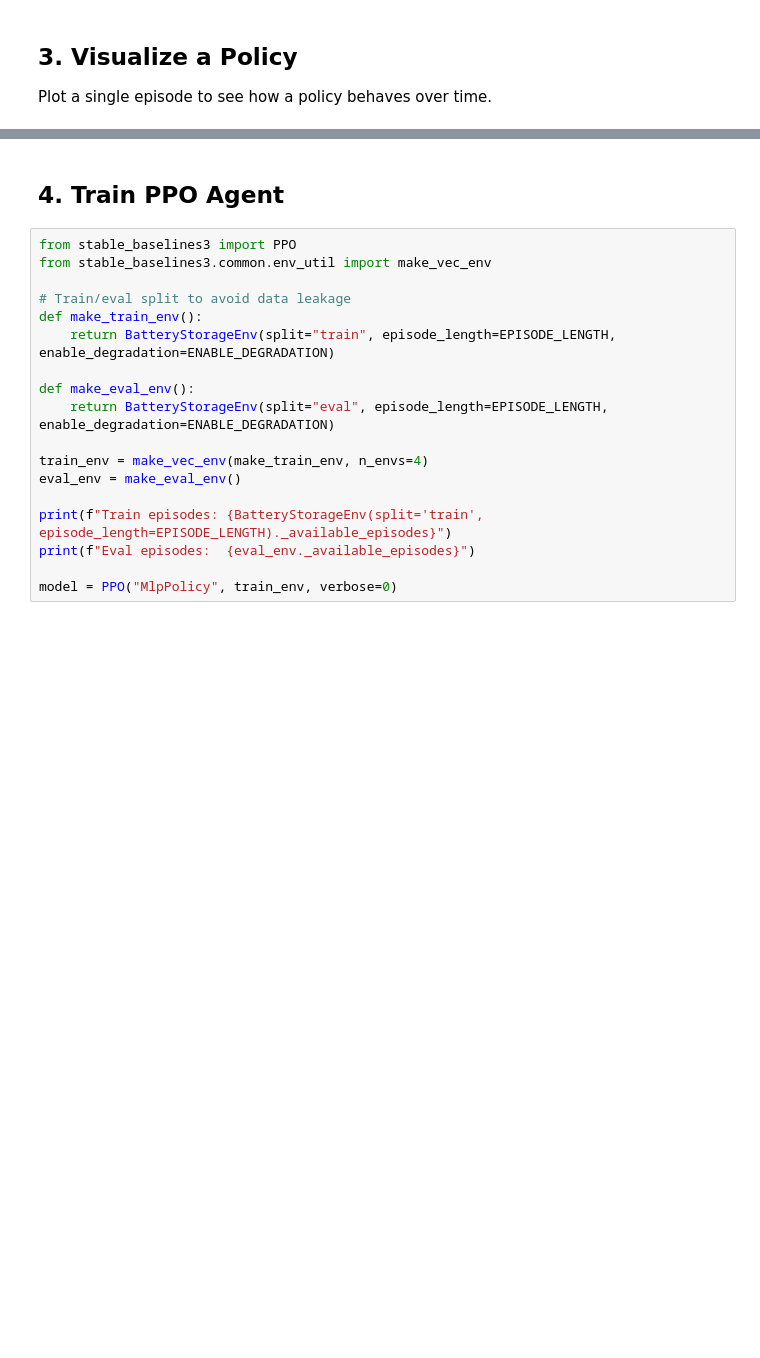
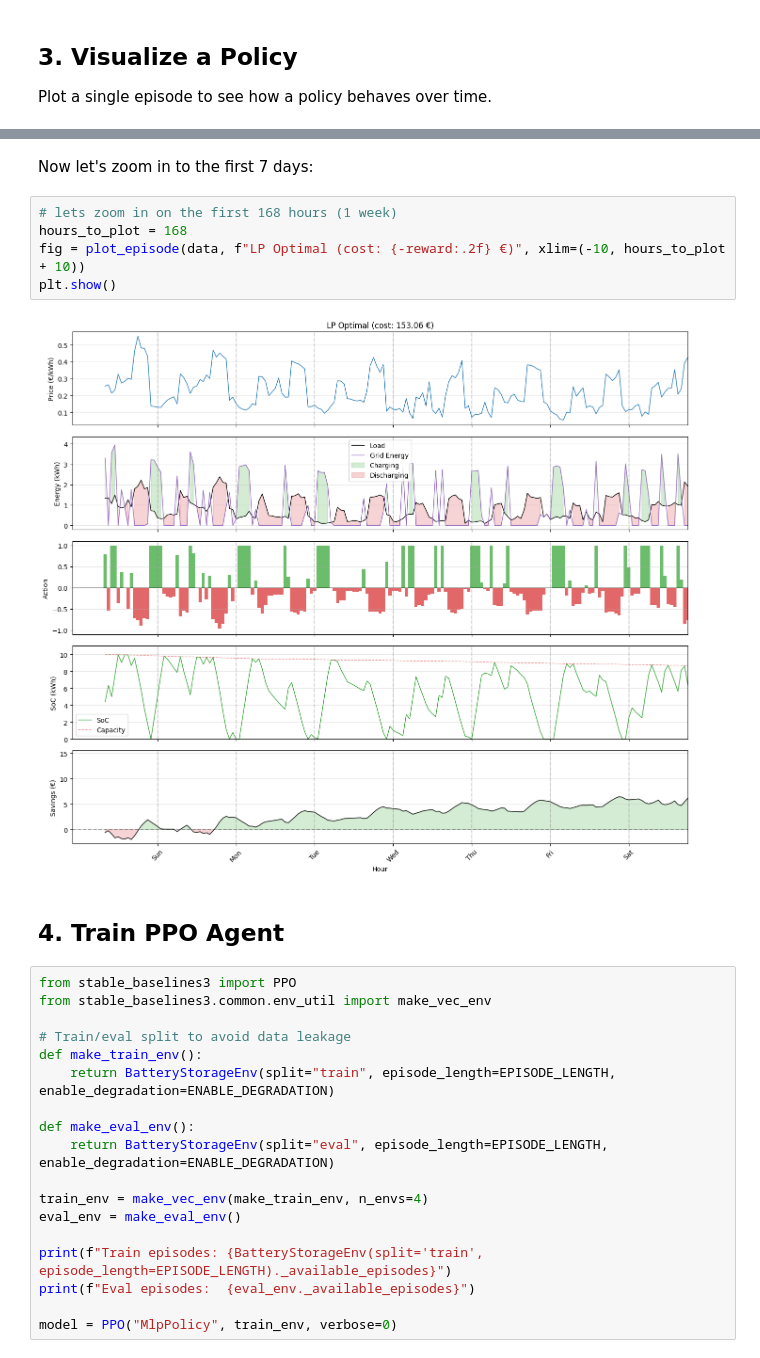
Before and after one commit to aihpi/workshop-rl2-implementation, a Jupyter notebook: 01_workshop/notebooks/02_explore_environment.ipynb, the cells around one changed output, grey strips where cells are left out. Saved outputs shown, nothing was run; the diff lists cells and outputs as text; blank space fills up the shorter version.

```diff
--- a/01_workshop/notebooks/02_explore_environment.ipynb
+++ b/01_workshop/notebooks/02_explore_environment.ipynb
@@ -111,3 +111,12 @@ plt.show()
+# %% [markdown]
+Now let's zoom in to the first 7 days:
+# %%
+# lets zoom in on the first 168 hours (1 week)
+hours_to_plot = 168
+fig = plot_episode(data, f"LP Optimal (cost: {-reward:.2f} €)", xlim=(-10, hours_to_plot + 10))
+plt.show()
+# %% [output]
+[figure, added]
 # %% [markdown]
 ## 4. Train PPO Agent
 # %%
```
Also changed, not shown: parts of 7 cells of this notebook, 8 other files.
